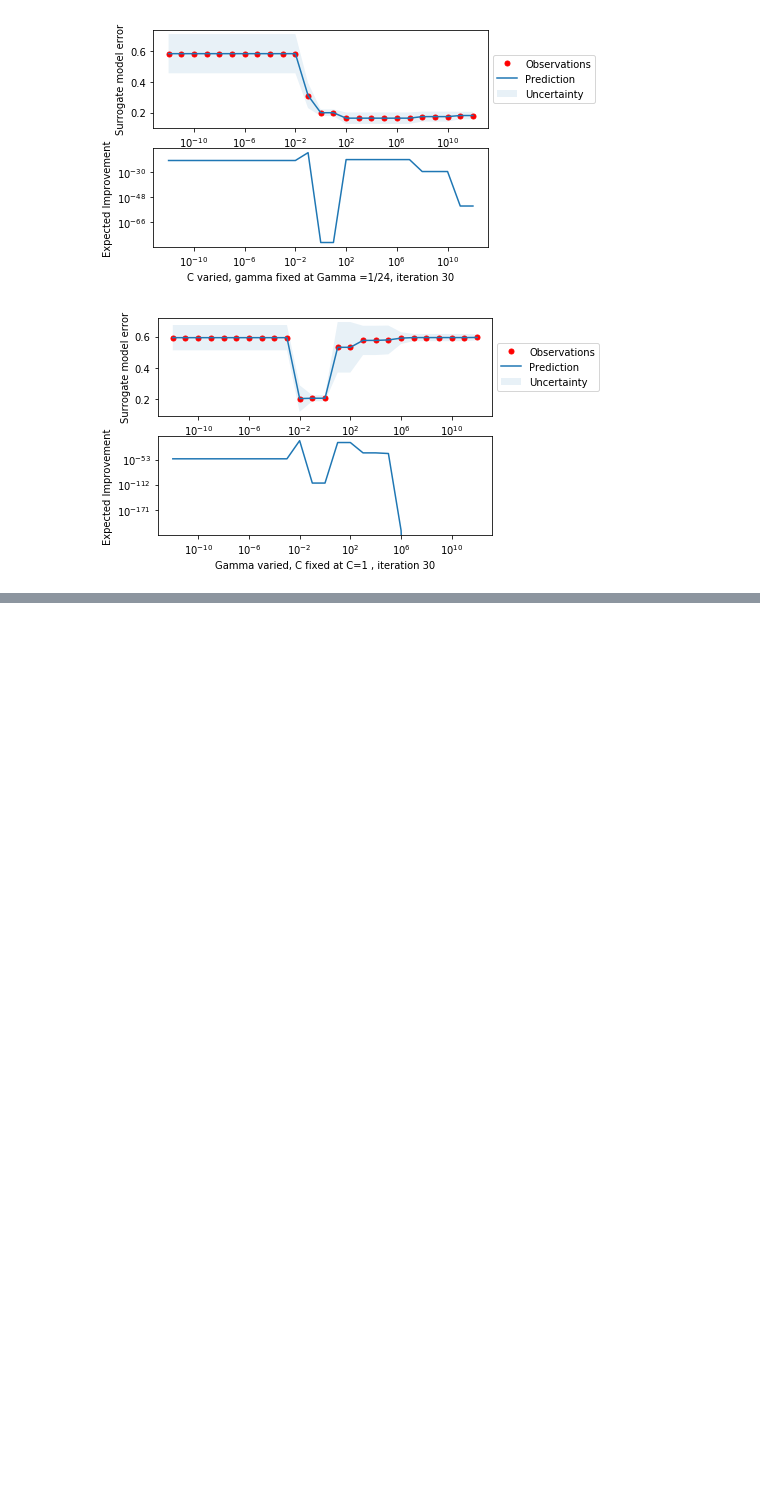
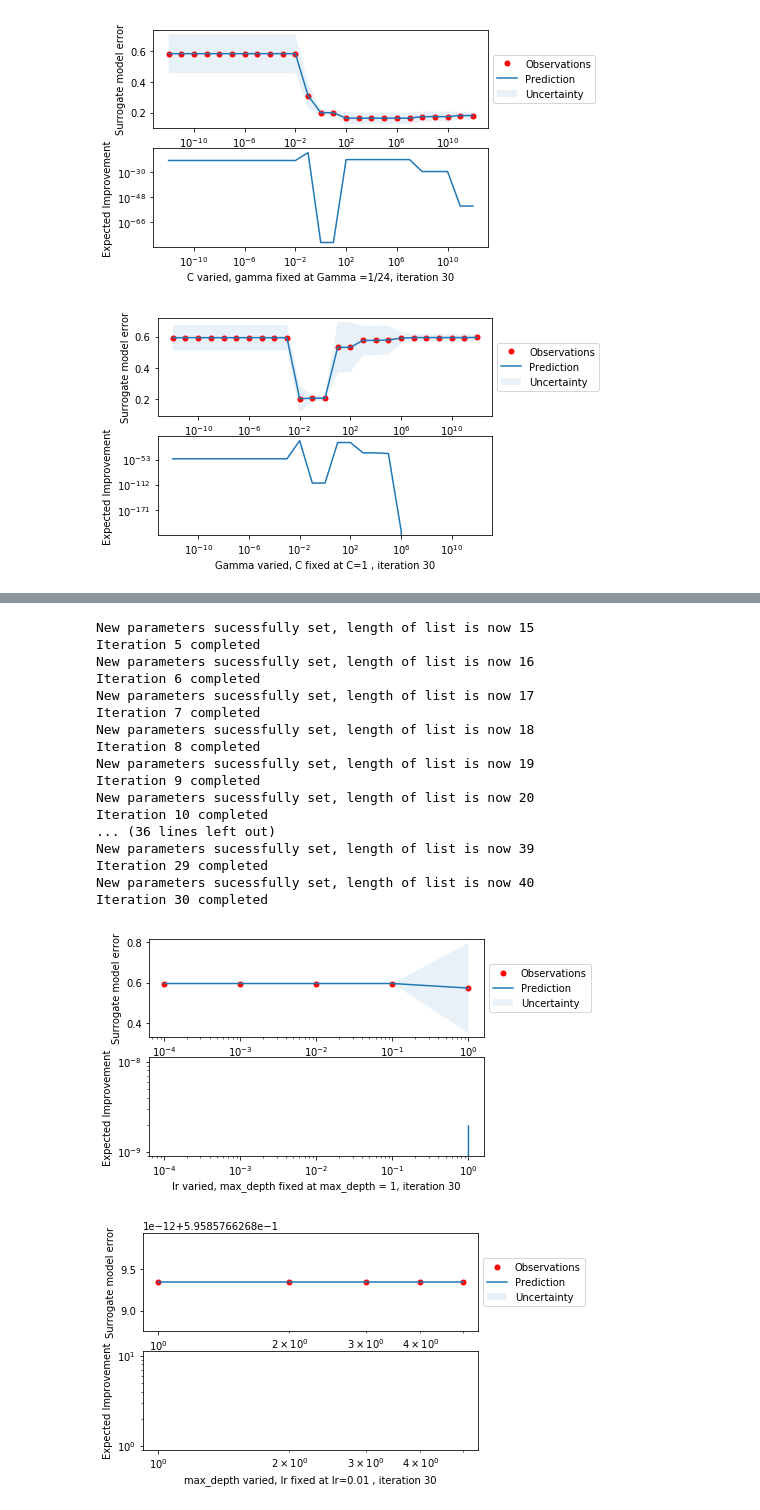
Before and after one commit to Psychotechnopath/Datamining_assignments, a Jupyter notebook: Assignment 2/Submission_NotebookA2.ipynb, the cells around one changed output, grey strips where cells are left out. Drawn from its saved outputs; the diff is of its cells as text; code cells hidden in the pictures; blank space fills up the shorter version.

```diff
--- a/Assignment 2/Submission_NotebookA2.ipynb
+++ b/Assignment 2/Submission_NotebookA2.ipynb
@@ -352,0 +480,30 @@ Iteration 30 completed
+# %%
+with open("param_list_four_iterations_gbc.pkl", "rb") as f:
+    param_list_four_iterations_loaded_gbc = pickle.load(f)
+
+final_param_list_gbc = q1_30it_callstack('accuracy', learning_rate_max_depth_fixed, max_depth_learning_rate_fixed, lr, max_depth,
+                 "lr varied, max_depth fixed at max_depth = 1", "max_depth varied, lr fixed at lr=0.01 ", classification=True)
+
+#save the results to disk for use in later questions
+with open('final_param_list_gbc.pkl', 'wb') as f:
+    pickle.dump(final_param_list_gbc, f)
+# %% [output]
+New parameters sucessfully set, length of list is now 15
+Iteration 5 completed
+New parameters sucessfully set, length of list is now 16
+Iteration 6 completed
+New parameters sucessfully set, length of list is now 17
+Iteration 7 completed
+New parameters sucessfully set, length of list is now 18
+Iteration 8 completed
+New parameters sucessfully set, length of list is now 19
+Iteration 9 completed
+New parameters sucessfully set, length of list is now 20
+Iteration 10 completed
+... (36 lines left out)
+New parameters sucessfully set, length of list is now 39
+Iteration 29 completed
+New parameters sucessfully set, length of list is now 40
+Iteration 30 completed
+[figure, added]
+[figure, added]
```
Also changed, not shown: parts of 37 cells of this notebook, 12 other files.
